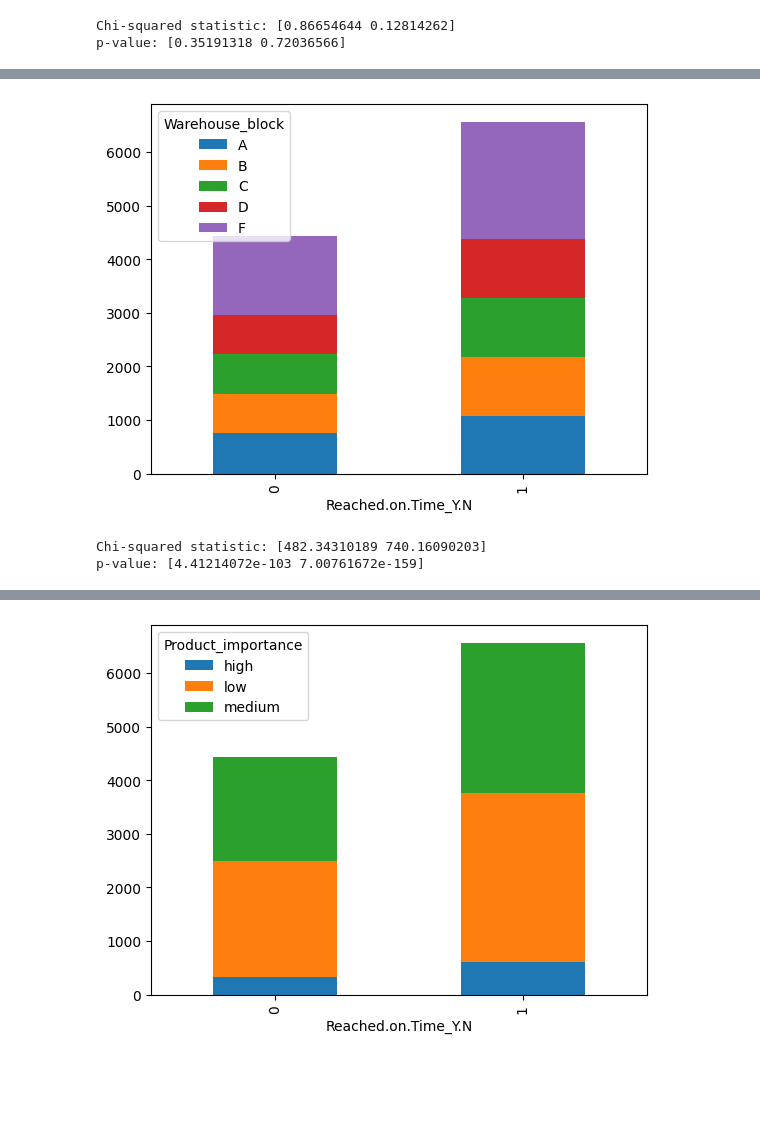
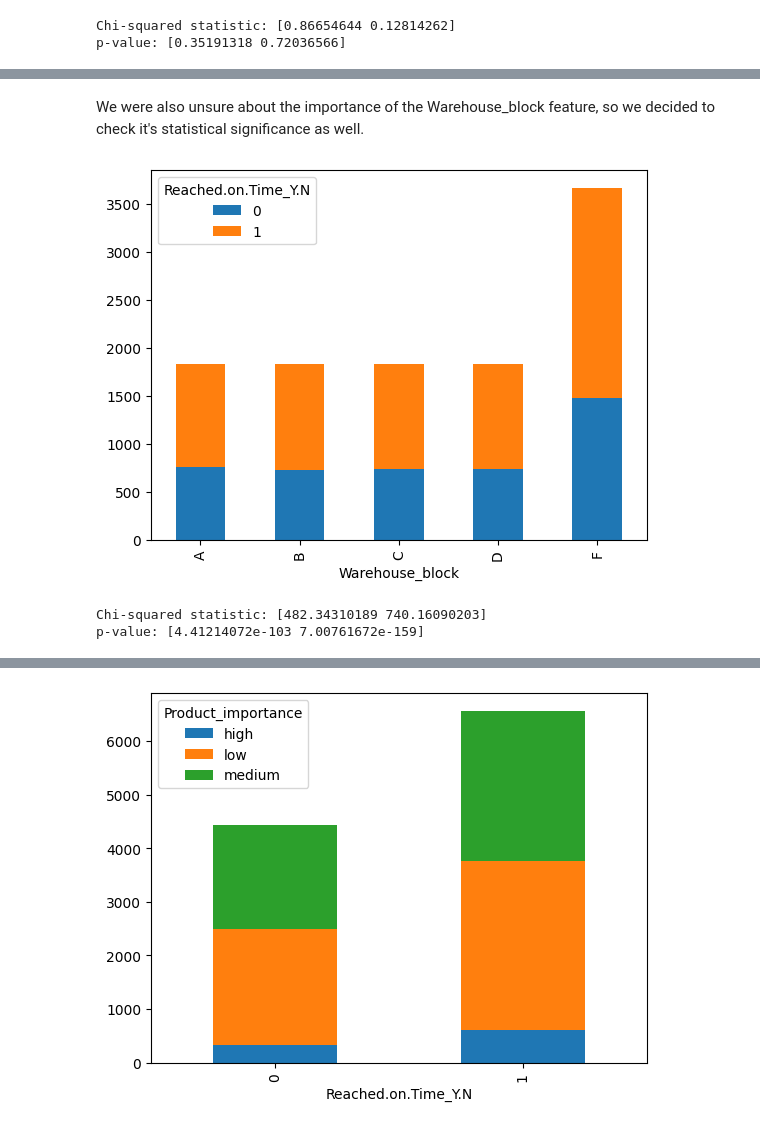
Before and after one commit to SurainSaigal/ML-Project, a Jupyter notebook: final.ipynb, the cells around one changed output, grey strips where cells are left out. Saved outputs shown, nothing was run; the diff lists cells and outputs as text; code cells hidden in the pictures; blank space fills up the shorter version.

```diff
--- a/final.ipynb
+++ b/final.ipynb
@@ -69,19 +74,21 @@ p-value: [0.35191318 0.72036566]
+# %% [markdown]
+We were also unsure about the importance of the Warehouse_block feature, so we decided to check it's statistical significance as well.
 # %%
-ware_vs_time = df.groupby(['Warehouse_block', 'Reached.on.Time_Y.N']).size().unstack().T
+ware_vs_time = df.groupby(['Reached.on.Time_Y.N', 'Warehouse_block']).size().unstack().T
 
 
 ware_vs_time.plot(kind='bar', stacked=True)
 
 # Display the graph
 plt.show()
 
 tab = pd.crosstab(df['Warehouse_block'], df['Reached.on.Time_Y.N'])
 
 chi, p_value = chisquare(tab)
 
 print("Chi-squared statistic:", chi)
 print("p-value:", p_value)
 # %% [output]
-[figure, old version]
+[figure, new version]
 Chi-squared statistic: [482.34310189 740.16090203]
 p-value: [4.41214072e-103 7.00761672e-159]
```
Also changed, not shown: parts of 30 cells of this notebook.
